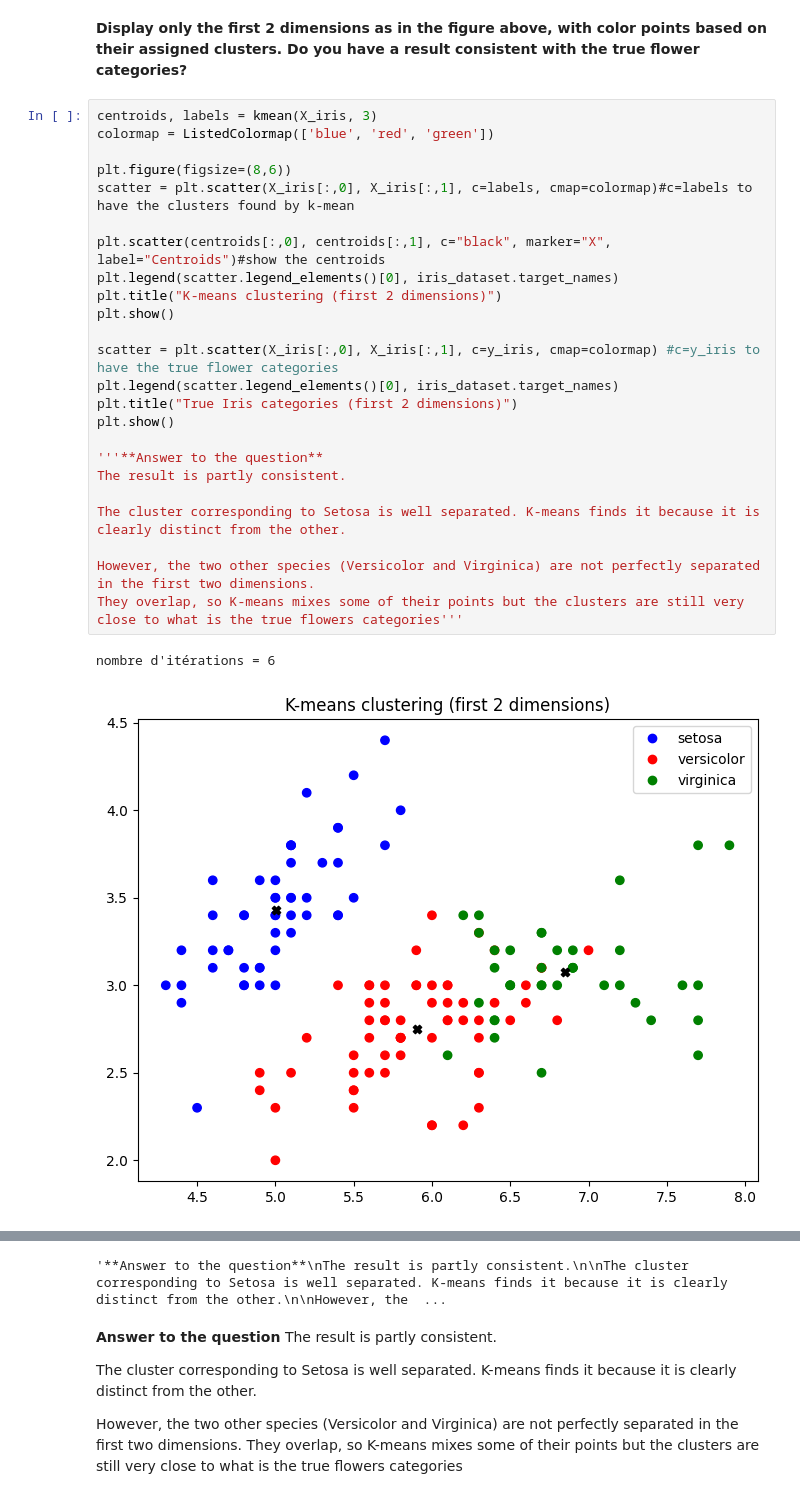
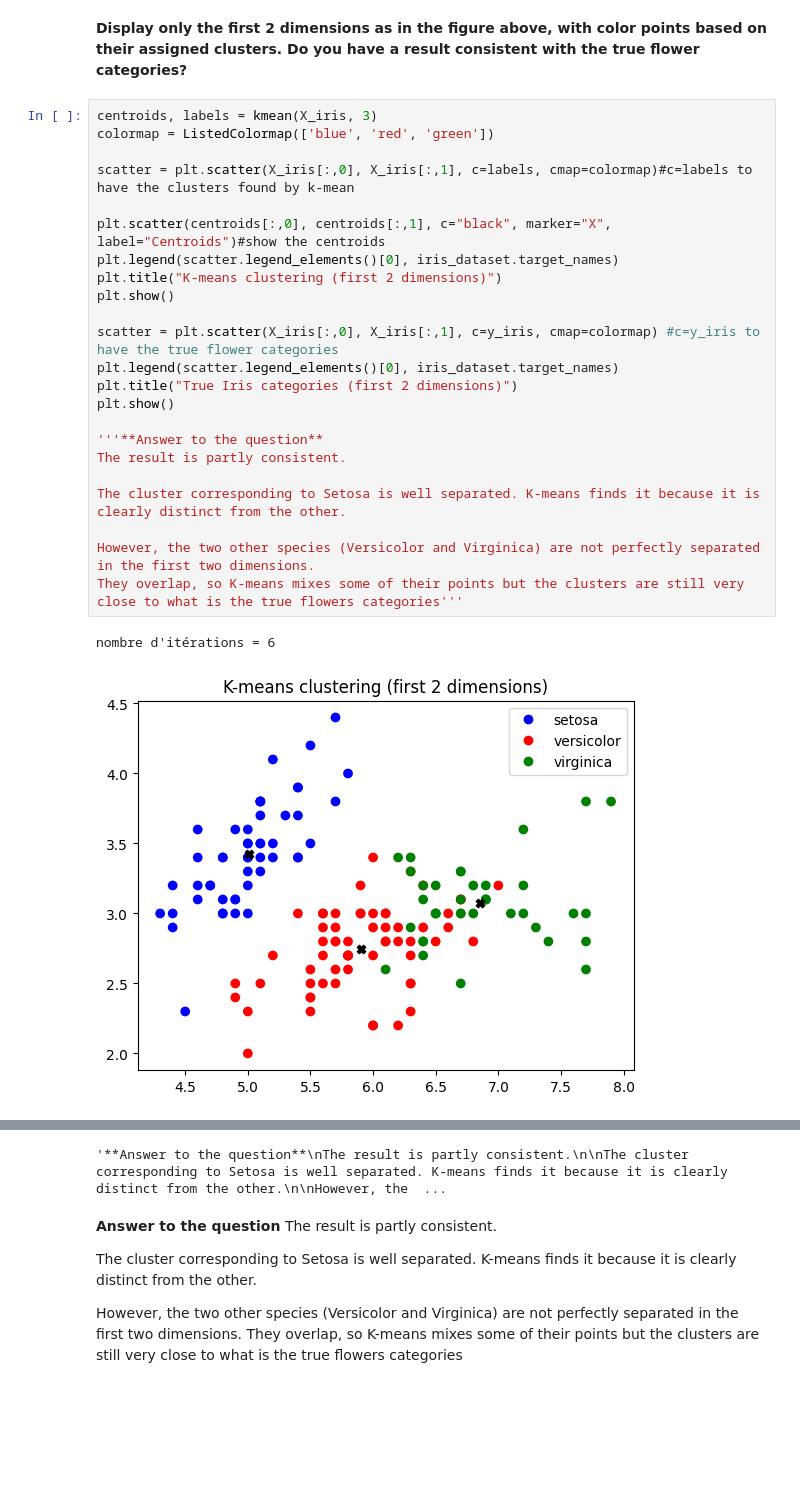
Before and after one commit to audreybvt/ML, a Jupyter notebook: Lab 1 - Supervised and unsupervised learning.ipynb, the cells around one changed output, grey strips where cells are left out. Drawn from its saved outputs; the diff is of its cells as text; blank space fills up the shorter version.

```diff
--- a/Lab 1 - Supervised and unsupervised learning.ipynb
+++ b/Lab 1 - Supervised and unsupervised learning.ipynb
@@ -156,30 +156,29 @@ print(kmean(X_iris,3))
 # %%
 centroids, labels = kmean(X_iris, 3)
 colormap = ListedColormap(['blue', 'red', 'green'])
 
-plt.figure(figsize=(8,6))
 scatter = plt.scatter(X_iris[:,0], X_iris[:,1], c=labels, cmap=colormap)#c=labels to have the clusters found by k-mean
 
 plt.scatter(centroids[:,0], centroids[:,1], c="black", marker="X", label="Centroids")#show the centroids
 plt.legend(scatter.legend_elements()[0], iris_dataset.target_names)
 plt.title("K-means clustering (first 2 dimensions)")
 plt.show()
 
 scatter = plt.scatter(X_iris[:,0], X_iris[:,1], c=y_iris, cmap=colormap) #c=y_iris to have the true flower categories
 plt.legend(scatter.legend_elements()[0], iris_dataset.target_names)
 plt.title("True Iris categories (first 2 dimensions)")
 plt.show()
 
 '''**Answer to the question**
 The result is partly consistent.
 
 The cluster corresponding to Setosa is well separated. K-means finds it because it is clearly distinct from the other.
 
 However, the two other species (Versicolor and Virginica) are not perfectly separated in the first two dimensions.
 They overlap, so K-means mixes some of their points but the clusters are still very close to what is the true flowers categories'''
 # %% [output]
 nombre d'itérations = 6
-[figure, old version]
+[figure, new version]
 [figure]
 '**Answer to the question**\nThe result is partly consistent.\n\nThe cluster corresponding to Setosa is well separated. K-means finds it because it is clearly distinct from the other.\n\nHowever, the  ...
 # %% [markdown]
```
Also changed, not shown: parts of 4 cells of this notebook.
